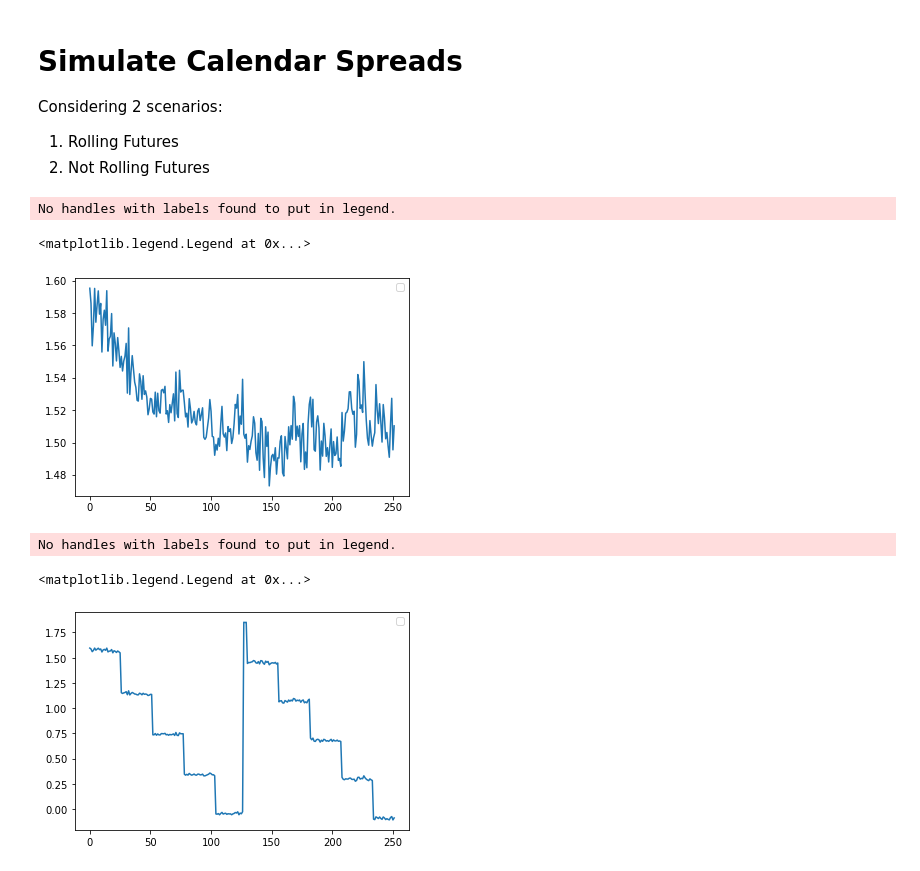
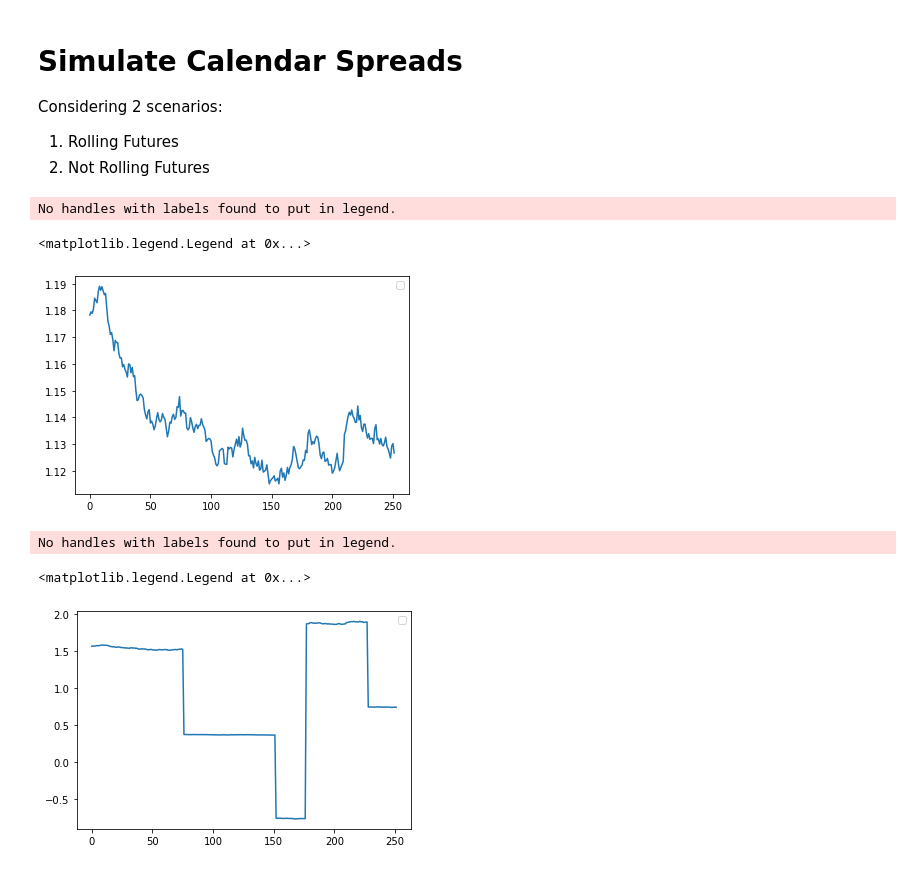
Before and after one commit to suren777/spread-filter, a Jupyter notebook: filter_playground.ipynb, the cells around one changed output. Drawn from its saved outputs; the diff is of its cells as text; code cells hidden in the pictures.

```diff
--- a/filter_playground.ipynb
+++ b/filter_playground.ipynb
@@ -12,7 +12,7 @@ Considering 2 scenarios:
 # %%
 x0, alpha, lmbd, sigma, kappa, dt = 4, 0.09, 0.37, 0.43, 0.03, 1/252.
 c1,c2,c3,c4 = 1.2,-0.19,0.1,-0.34
-eta = 0.005
+eta = 0
 n_steps = 252
 Tn=[0.3, 0.6]
 # %%
@@ -45,12 +45,14 @@ plt.legend()
 # %% [output]
 No handles with labels found to put in legend.
 <matplotlib.legend.Legend at 0x...>
-[figure, old version]
+[figure, new version]
 # %%
 price_path = generate_spread_path(x0, alpha, lmbd, sigma, kappa, dt, Tn, c1, c2, c3, c4, eta, n_steps, rolling=False)
+eta = 0.00
+Tn=[0.7, 0.3]
 plt.plot(price_path[1])
 plt.legend()
 # %% [output]
 No handles with labels found to put in legend.
 <matplotlib.legend.Legend at 0x...>
-[figure, old version]
+[figure, new version]
```
Also changed, not shown: parts of 2 cells of this notebook.
